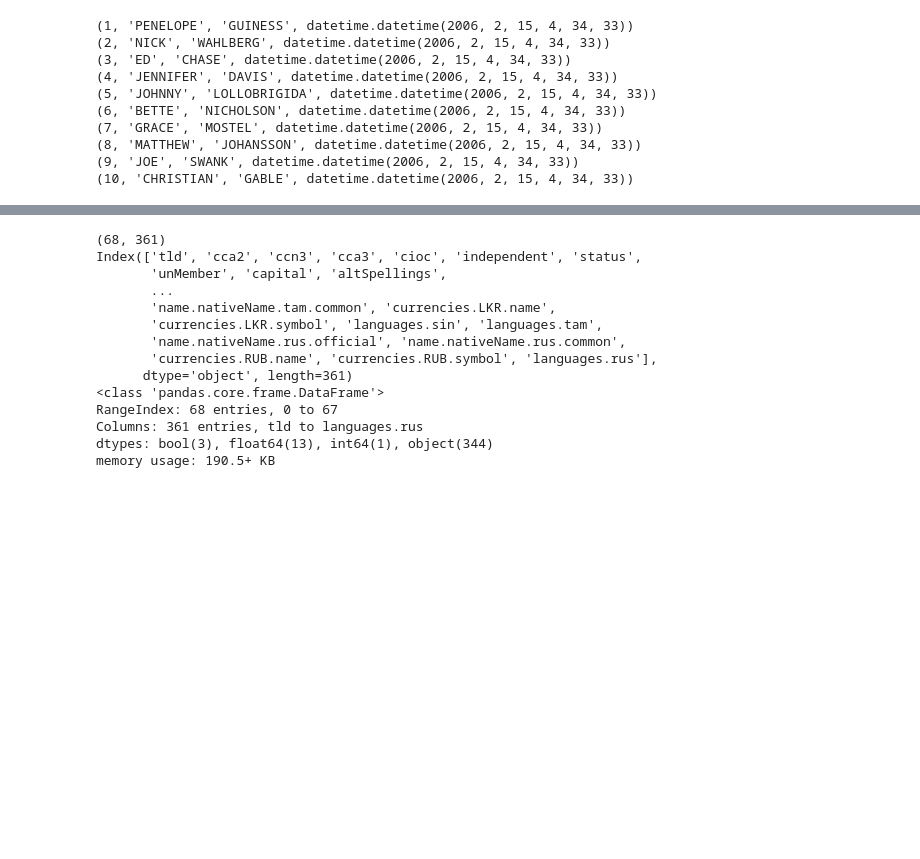
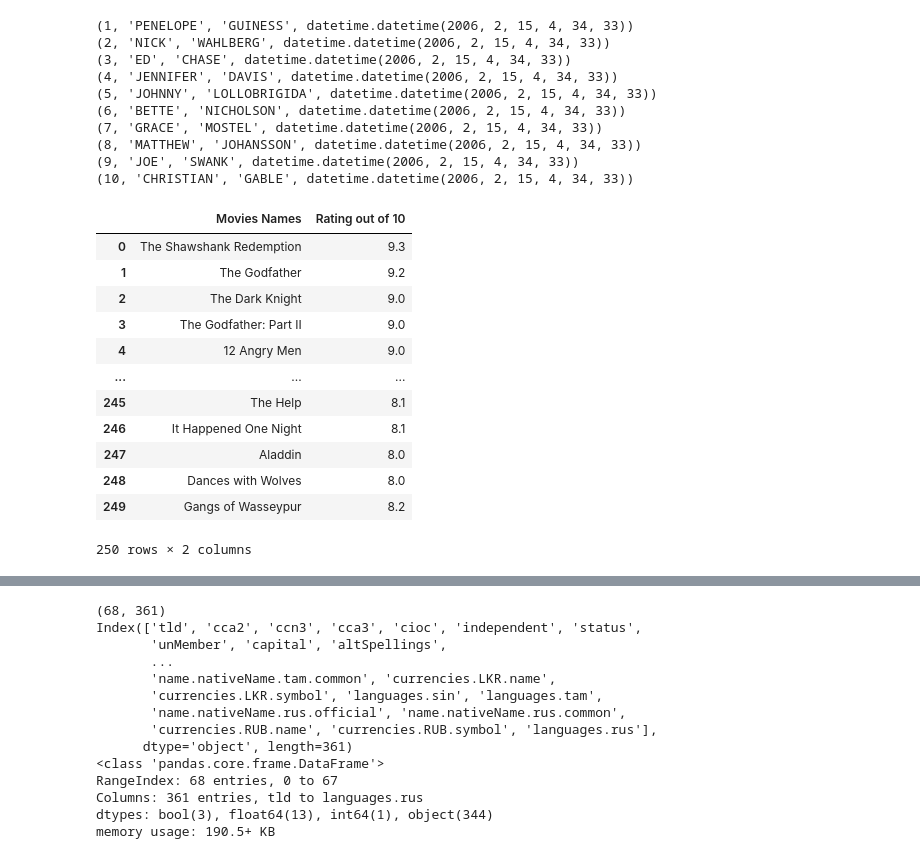
Before and after one commit to annikarichardson2024/Project1, a Jupyter notebook: SQL_Connect.ipynb, the cells around one changed output, grey strips where cells are left out. Cells and saved outputs as stored; diff of their text form; code cells hidden in the pictures; blank space fills up the shorter version.

```diff
--- a/SQL_Connect.ipynb
+++ b/SQL_Connect.ipynb
@@ -68,5 +62,19 @@ conn.close()
 # %%
 # LOAD CSV
 
-df = pd.read_csv('https://raw.githubusercontent.com/DS3001/linearRegression/main/data/Q1_clean.csv')
-df.loc[:,['Price','Neighbourhood '] ].groupby('Neighbourhood ').describe()
+df = pd.read_csv('https://raw.githubusercontent.com/annikarichardson2024/Project1/main/Copy%20of%20IMDB%20Top250%20Movies.csv')
+df.loc[:,['Movies Names','Rating out of 10'] ]
+# %% [output]
+|  | Movies Names | Rating out of 10 |
+| 0 | The Shawshank Redemption | 9.3 |
+| 1 | The Godfather | 9.2 |
+| 2 | The Dark Knight | 9.0 |
+| 3 | The Godfather: Part II | 9.0 |
+| 4 | 12 Angry Men | 9.0 |
+| ... | ... | ... |
+| 245 | The Help | 8.1 |
+| 246 | It Happened One Night | 8.1 |
+| 247 | Aladdin | 8.0 |
+| 248 | Dances with Wolves | 8.0 |
+| 249 | Gangs of Wasseypur | 8.2 |
+250 rows × 2 columns
```
Also changed, not shown: parts of 6 cells of this notebook.
